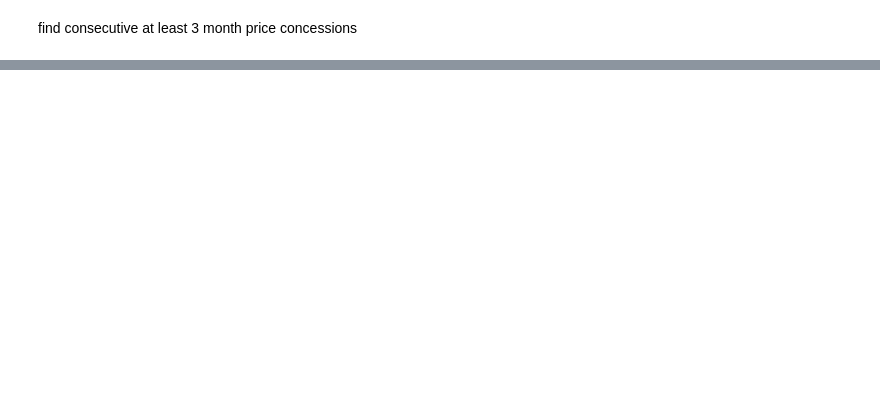
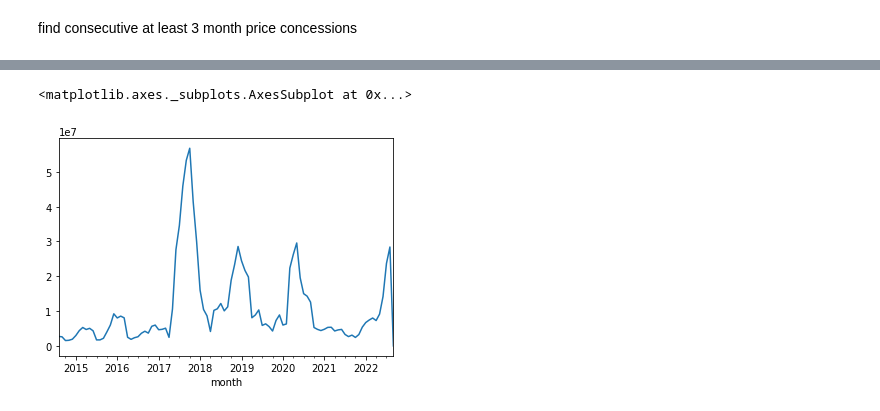
Before and after one commit to ebmdatalab/price-concessions-accuracy-notebook, a Jupyter notebook: notebooks/Untitled.ipynb, the cells around one changed output, grey strips where cells are left out. Cells and saved outputs as stored; diff of their text form; code cells hidden in the pictures; blank space fills up the shorter version.

```diff
--- a/notebooks/Untitled.ipynb
+++ b/notebooks/Untitled.ipynb
@@ -18,0 +115,2 @@ find consecutive at least 3 month price concessions
+# %%
+ncso_df["excess_cost_pred"] = ncso_df["quantity_2_months_previously"] * (ncso_df["predicted_nic_per_unit"] - ncso_df["normal_nic_per_unit"])
@@ -18,0 +126,5 @@ find consecutive at least 3 month price concessions
+# %%
+ncso_df.groupby(['month'])['excess_cost_pred'].sum().plot()
+# %% [output]
+<matplotlib.axes._subplots.AxesSubplot at 0x...>
+[figure, added]
```
Also changed, not shown: parts of 24 cells of this notebook, 26 other files.
